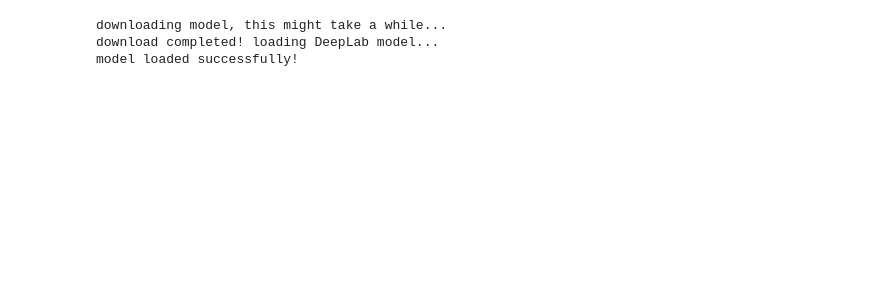
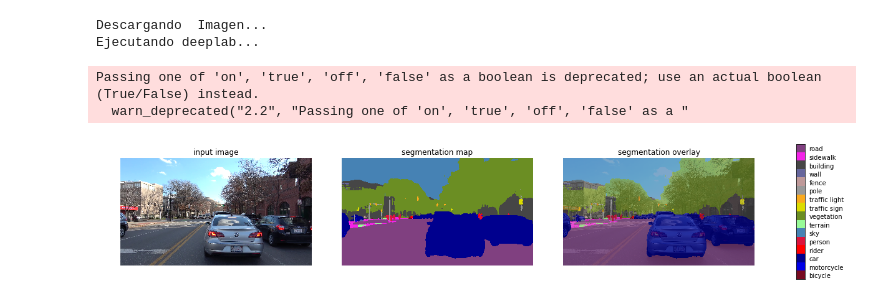
Before and after one commit to anthonymig1/SegmentacionSemantica, a Jupyter notebook: SegementacionSemantica.ipynb, the cells around one changed output. Cells and saved outputs as stored; diff of their text form; code cells hidden in the pictures; blank space fills up the shorter version.

```diff
--- a/SegementacionSemantica.ipynb
+++ b/SegementacionSemantica.ipynb
@@ -187,27 +187,25 @@ model_dir = tempfile.mkdtemp()
 tf.gfile.MakeDirs(model_dir)
 
 download_path = os.path.join(model_dir, _TARBALL_NAME)
-print('downloading model, this might take a while...')
 urllib.request.urlretrieve(_DOWNLOAD_URL_PREFIX + _MODEL_URLS[MODEL_NAME], download_path)
-print('download completed! loading DeepLab model...')
-
 MODEL = DeepLabModel(download_path)
-print('model loaded successfully!')
-# %% [output]
-downloading model, this might take a while...
-download completed! loading DeepLab model...
-model loaded successfully!
 # %%
-SAMPLE_IMAGE = 'mit_driveseg_sample.png'
+SAMPLE_IMAGE = 'sample.png'
 if not os.path.isfile(SAMPLE_IMAGE):
-    print('downloading the sample image...')
-    SAMPLE_IMAGE = urllib.request.urlretrieve('https://github.com/lexfridman/mit-deep-learning/blob/master/tutorial_driving_scene_segmentation/mit_driveseg_sample.png?raw=true')[0]
-print('running deeplab on the sample image...')
+    print('Descargando  Imagen...')
+    SAMPLE_IMAGE = urllib.request.urlretrieve('https://raw.githubusercontent.com/anthonymig1/SegmentacionSemantica/master/EjemploEscenaUrbana.png')[0]
+print('Ejecutando deeplab...')
 
 def run_visualization(SAMPLE_IMAGE):
     """Inferences DeepLab model and visualizes result."""
     original_im = Image.open(SAMPLE_IMAGE)
     seg_map = MODEL.run(original_im)
     vis_segmentation(original_im, seg_map)
 
 run_visualization(SAMPLE_IMAGE)
+# %% [output]
+Descargando  Imagen...
+Ejecutando deeplab...
+Passing one of 'on', 'true', 'off', 'false' as a boolean is deprecated; use an actual boolean (True/False) instead.
+  warn_deprecated("2.2", "Passing one of 'on', 'true', 'off', 'false' as a "
+[figure, added]
```
